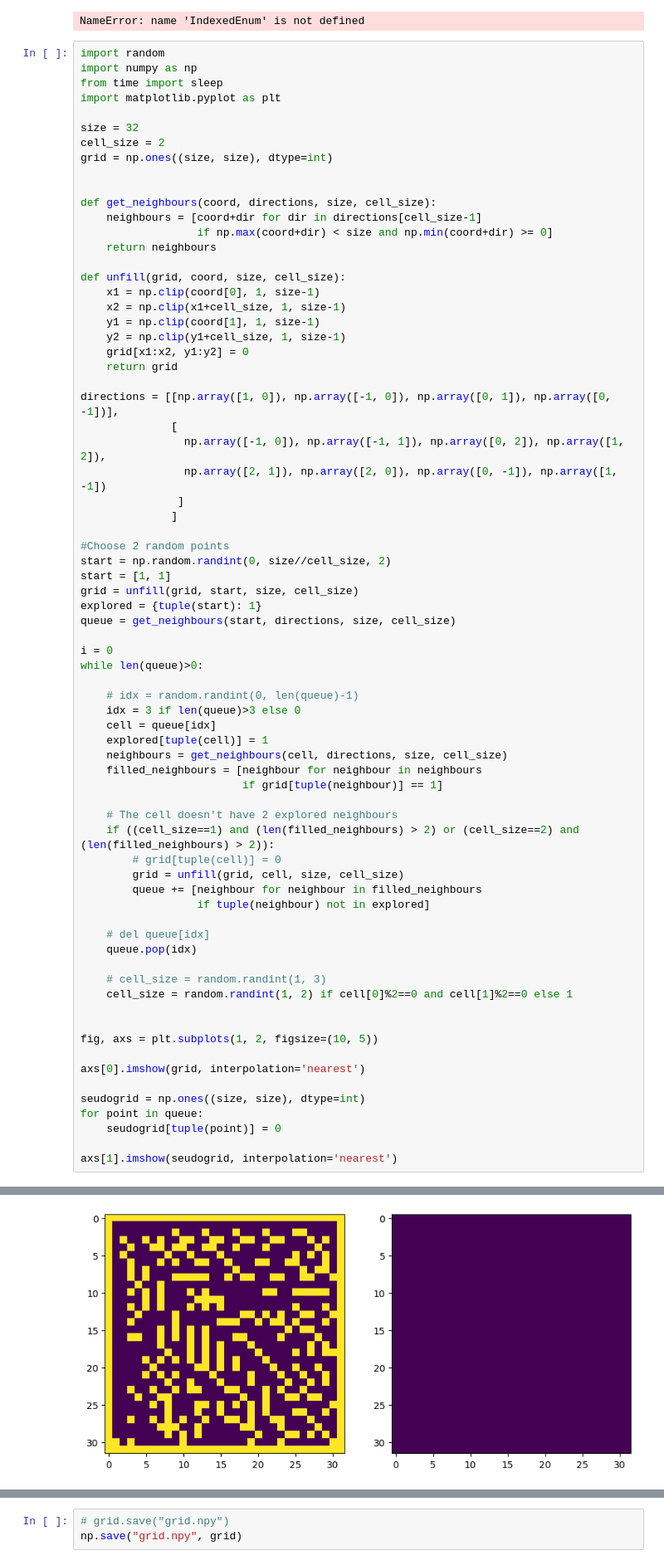
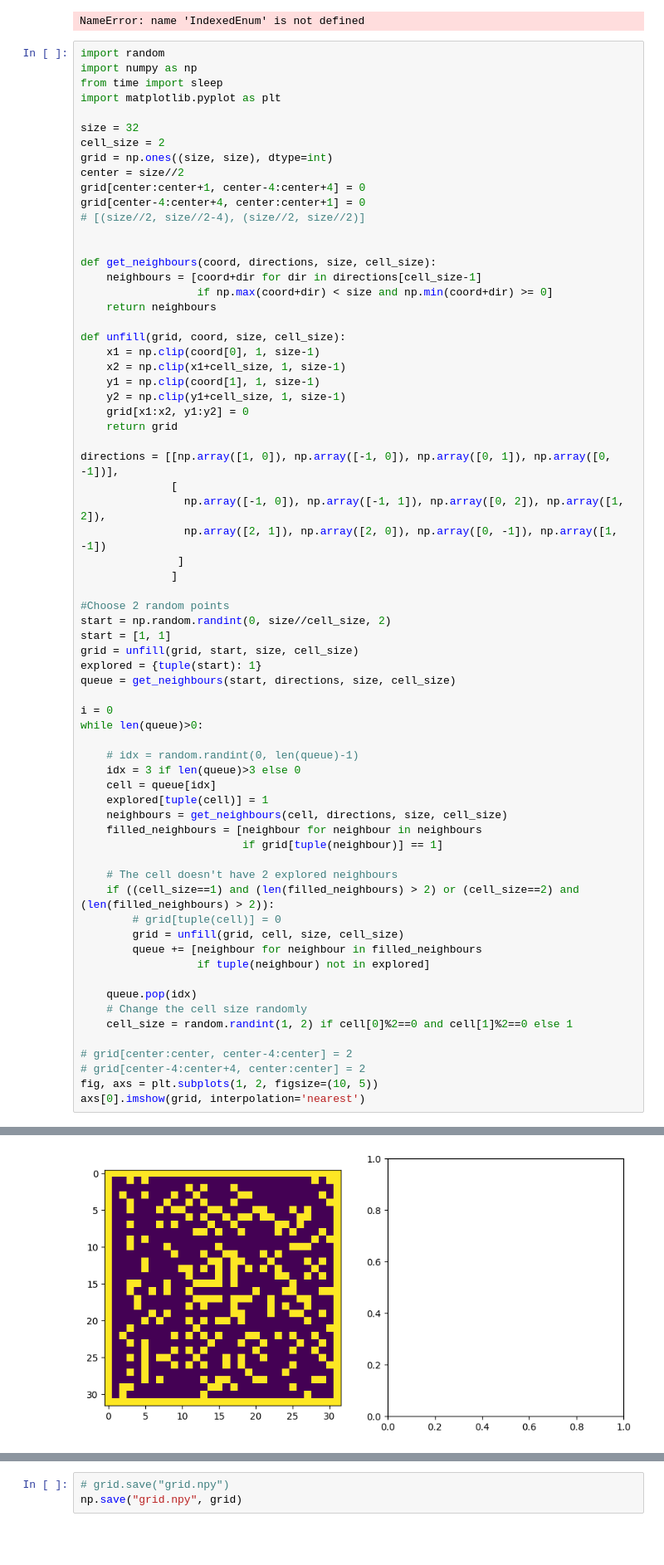
Before and after one commit to chen-yuan-zhang/agr_agents, a Jupyter notebook: tester.ipynb, the cells around one changed output, grey strips where cells are left out. Shown at 83% size. Cells and saved outputs as stored; diff of their text form; blank space fills up the shorter version.

```diff
--- a/tester.ipynb
+++ b/tester.ipynb
@@ -259,6 +259,10 @@ import matplotlib.pyplot as plt
 size = 32
 cell_size = 2
 grid = np.ones((size, size), dtype=int)
+center = size//2
+grid[center:center+1, center-4:center+4] = 0
+grid[center-4:center+4, center:center+1] = 0
+# [(size//2, size//2-4), (size//2, size//2)]
 
 
 def get_neighbours(coord, directions, size, cell_size):
@@ -286,42 +290,34 @@ start = np.random.randint(0, size//cell_size, 2)
 start = [1, 1]
 grid = unfill(grid, start, size, cell_size)
 explored = {tuple(start): 1}
 queue = get_neighbours(start, directions, size, cell_size)
 
 i = 0
 while len(queue)>0:
 
     # idx = random.randint(0, len(queue)-1)
     idx = 3 if len(queue)>3 else 0
     cell = queue[idx]
     explored[tuple(cell)] = 1
     neighbours = get_neighbours(cell, directions, size, cell_size)
     filled_neighbours = [neighbour for neighbour in neighbours
                          if grid[tuple(neighbour)] == 1]
 
     # The cell doesn't have 2 explored neighbours
     if ((cell_size==1) and (len(filled_neighbours) > 2) or (cell_size==2) and (len(filled_neighbours) > 2)):
         # grid[tuple(cell)] = 0
         grid = unfill(grid, cell, size, cell_size)
         queue += [neighbour for neighbour in filled_neighbours
                   if tuple(neighbour) not in explored]
 
-    # del queue[idx]
     queue.pop(idx)
-
-    # cell_size = random.randint(1, 3)
+    # Change the cell size randomly
     cell_size = random.randint(1, 2) if cell[0]%2==0 and cell[1]%2==0 else 1
 
-
+# grid[center:center, center-4:center] = 2
+# grid[center-4:center+4, center:center] = 2
 fig, axs = plt.subplots(1, 2, figsize=(10, 5))
-
 axs[0].imshow(grid, interpolation='nearest')
-
-seudogrid = np.ones((size, size), dtype=int)
-for point in queue:
-    seudogrid[tuple(point)] = 0
-
-axs[1].imshow(seudogrid, interpolation='nearest')
 # %% [output]
 <matplotlib.image.AxesImage at 0x...>
-[figure, old version]
+[figure, new version]
```
Also changed, not shown: parts of 3 cells of this notebook.
